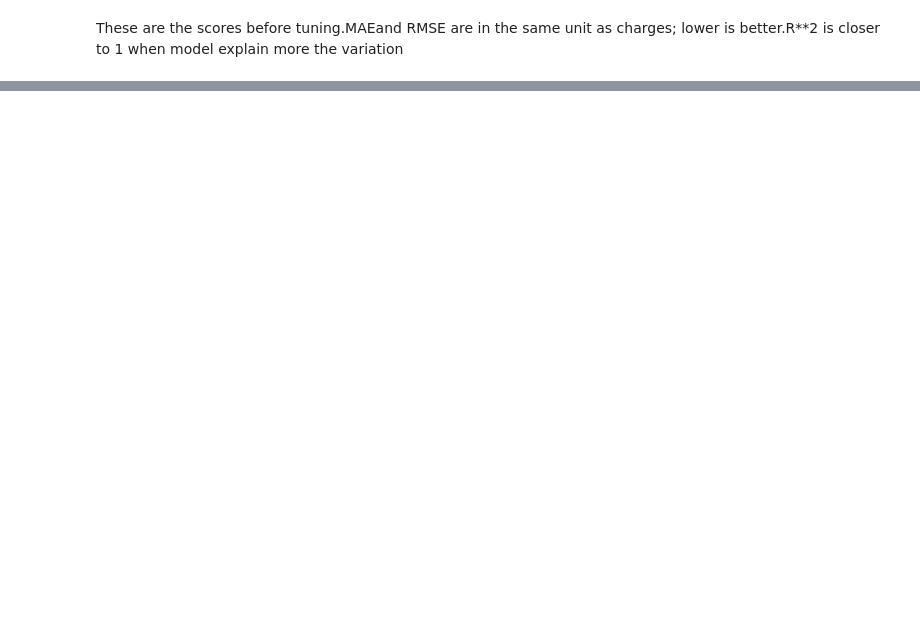
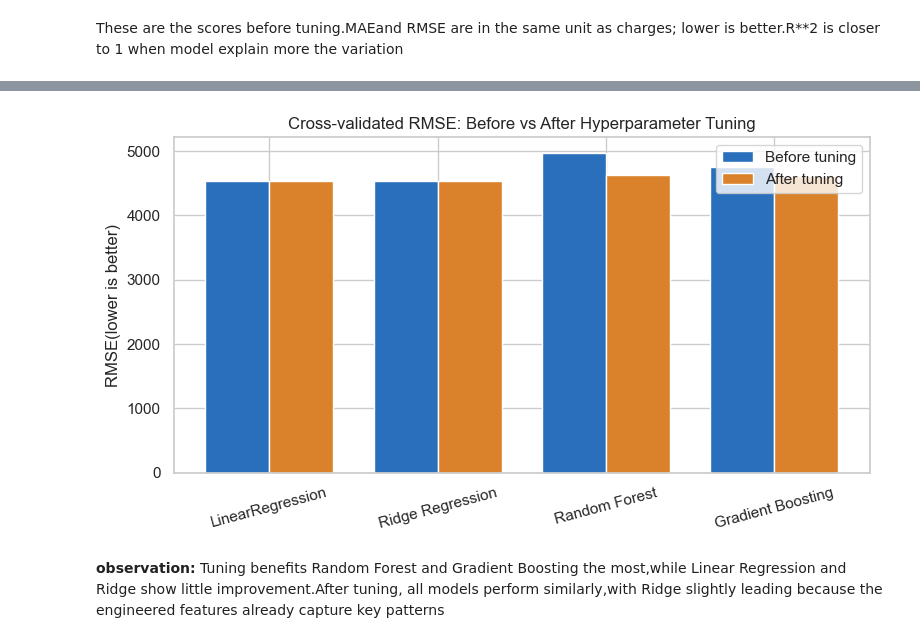
Before and after one commit to prince63aj/Medical_Insurance_Cost_Prediction, a Jupyter notebook: Analysis.ipynb, the cells around one changed output, grey strips where cells are left out. Saved outputs shown, nothing was run; the diff lists cells and outputs as text; code cells hidden in the pictures; blank space fills up the shorter version.

Commit message:
Applying the Hyperparameter tuning (Grid Search + Cross-Validation)

```diff
--- a/Analysis.ipynb
+++ b/Analysis.ipynb
@@ -408,0 +413,13 @@ These are the scores before tuning.MAEand RMSE are in the same unit as charges;
+# %%
+param_grids = {
+    "Ridge Regression": {"model__alpha": [0.01, 0.1, 1, 10,100]},
+    "Random Forest": {"model__n_estimators": [100, 200], "model__max_depth": [3,5,8,None],"model__min_samples_leaf":[1,5,10]},
+    "Gradient Boosting": {"model__n_estimators": [50,100,200], "model__max_depth": [2,3,4],"model__learning_rate": [0.05, 0.1]},
+}
+
+tuned_models={"LinearRegression":models["LinearRegression"]}
+for name,grid in param_grids.items():
+    search=GridSearchCV(models[name],grid,cv=5,scoring="neg_mean_squared_error",n_jobs=-1)
+    search.fit(X_train,y_train)
+    tuned_models[name]=search.best_estimator_
+    print(f"{name} best settings={search.best_params_}")
@@ -408,0 +430,6 @@ These are the scores before tuning.MAEand RMSE are in the same unit as charges;
+# %%
+after = {}
+for name, model in tuned_models.items():
+    after[name]=cv_scores(model,X_train,y_train)
+after_df=pd.DataFrame(after).T.round(3)
+after_df
@@ -408,0 +454,16 @@ These are the scores before tuning.MAEand RMSE are in the same unit as charges;
+# %%
+x= np.arange(len(before_df))
+width=0.38
+plt.figure(figsize=(8, 4.5))
+plt.bar(x-width/2,before_df["rmse"],width,label="Before tuning",color=BLUE)
+plt.bar(x+width/2,after_df["rmse"],width,label="After tuning",color=ORANGE)
+plt.xticks(x,before_df.index,rotation=15)
+plt.ylabel("RMSE(lower is better)")
+plt.title("Cross-validated RMSE: Before vs After Hyperparameter Tuning")
+plt.legend()
+plt.tight_layout()
+plt.show()
+# %% [output]
+[figure, added]
+# %% [markdown]
+**observation:** Tuning benefits Random Forest and Gradient Boosting the most,while Linear Regression and Ridge show little improvement.After tuning, all models perform similarly,with Ridge slightly leading because the engineered features already capture key patterns
```
Also changed, not shown: parts of 11 cells of this notebook.
